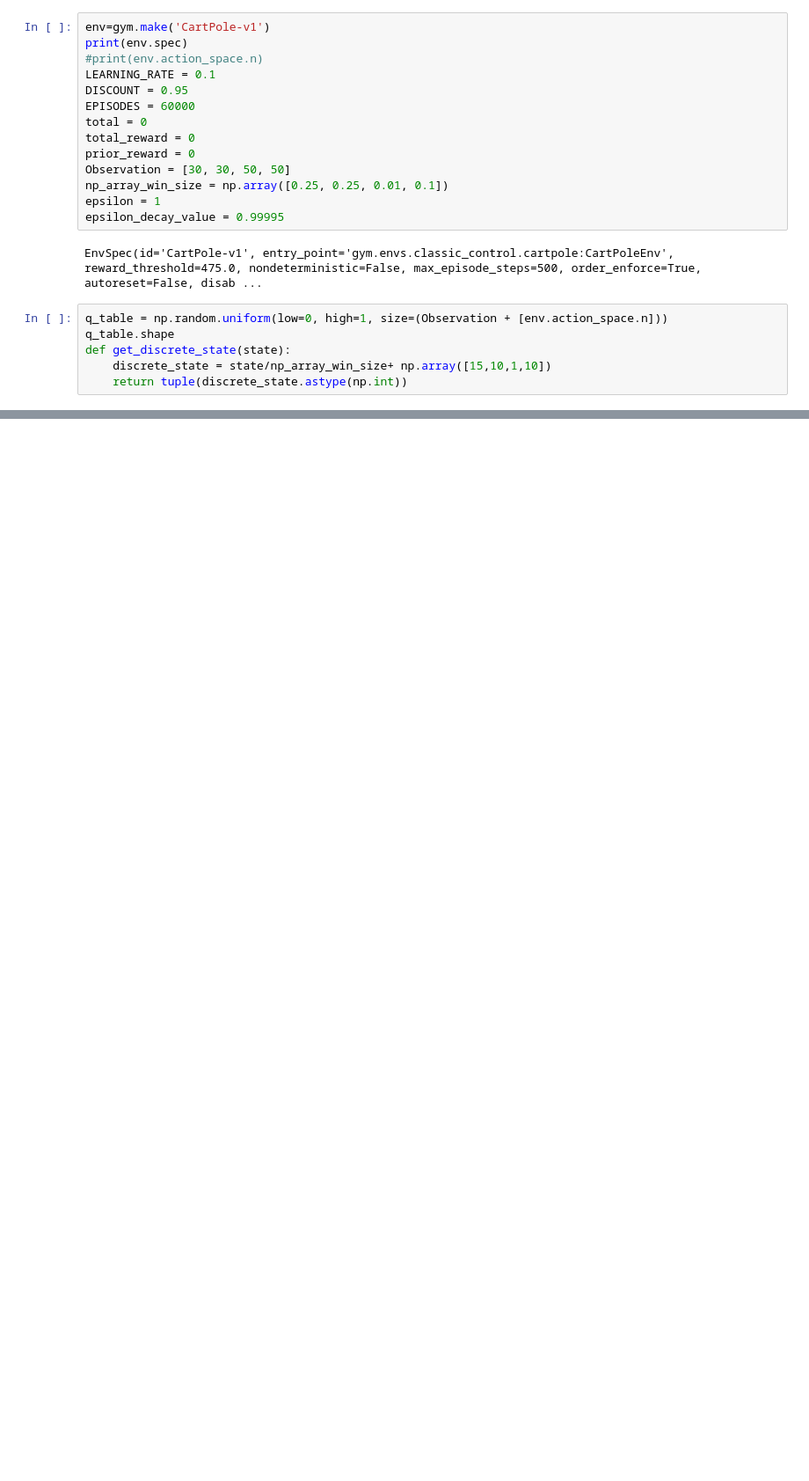
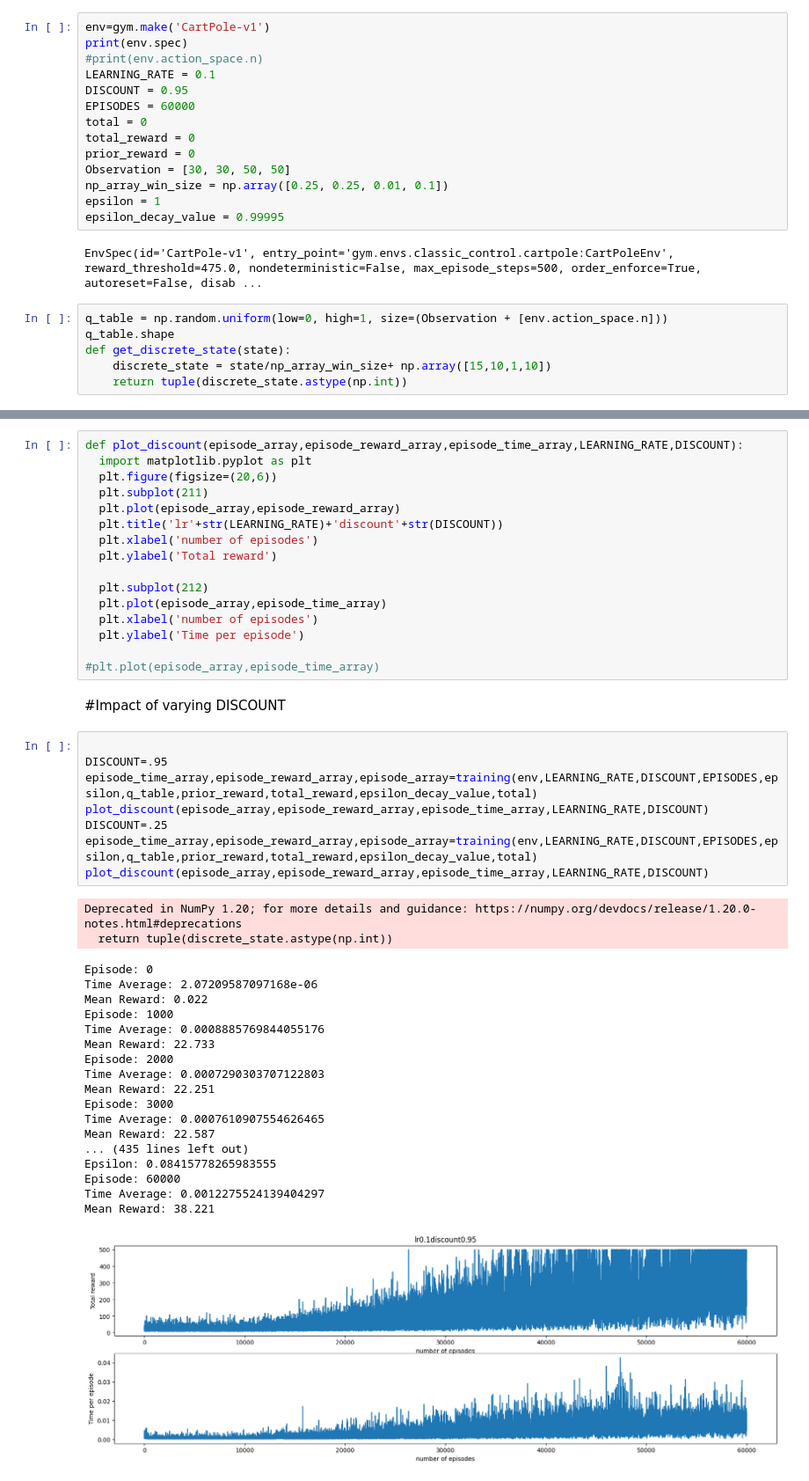
Before and after one commit to yadav-shivani/RL_cartpole_using_Q_learning, a Jupyter notebook: cart_pole_v1.ipynb, the cells around one changed output, grey strips where cells are left out. Shown: that part at 88% size. Drawn from its saved outputs; the diff is of its cells as text; blank space fills up the shorter version.

```diff
--- a/cart_pole_v1.ipynb
+++ b/cart_pole_v1.ipynb
@@ -110,0 +96,47 @@ Mean Reward: 229.74
+# %%
+def plot_discount(episode_array,episode_reward_array,episode_time_array,LEARNING_RATE,DISCOUNT):
+  import matplotlib.pyplot as plt
+  plt.figure(figsize=(20,6))
+  plt.subplot(211)
+  plt.plot(episode_array,episode_reward_array)
+  plt.title('lr'+str(LEARNING_RATE)+'discount'+str(DISCOUNT))
+  plt.xlabel('number of episodes')
+  plt.ylabel('Total reward')
+
+  plt.subplot(212)
+  plt.plot(episode_array,episode_time_array)
+  plt.xlabel('number of episodes')
+  plt.ylabel('Time per episode')
+
+#plt.plot(episode_array,episode_time_array)
+# %% [markdown]
+#Impact of varying DISCOUNT
+# %%
+
+DISCOUNT=.95
+episode_time_array,episode_reward_array,episode_array=training(env,LEARNING_RATE,DISCOUNT,EPISODES,epsilon,q_table,prior_reward,total_reward,epsilon_decay_value,total)
+plot_discount(episode_array,episode_reward_array,episode_time_array,LEARNING_RATE,DISCOUNT)
+DISCOUNT=.25
+episode_time_array,episode_reward_array,episode_array=training(env,LEARNING_RATE,DISCOUNT,EPISODES,epsilon,q_table,prior_reward,total_reward,epsilon_decay_value,total)
+plot_discount(episode_array,episode_reward_array,episode_time_array,LEARNING_RATE,DISCOUNT)
+# %% [output]
+Deprecated in NumPy 1.20; for more details and guidance: https://numpy.org/devdocs/release/1.20.0-notes.html#deprecations
+  return tuple(discrete_state.astype(np.int))
+Episode: 0
+Time Average: 2.07209587097168e-06
+Mean Reward: 0.022
+Episode: 1000
+Time Average: 0.0008885769844055176
+Mean Reward: 22.733
+Episode: 2000
+Time Average: 0.0007290303707122803
+Mean Reward: 22.251
+Episode: 3000
+Time Average: 0.0007610907554626465
+Mean Reward: 22.587
+... (435 lines left out)
+Epsilon: 0.08415778265983555
+Episode: 60000
+Time Average: 0.0012275524139404297
+Mean Reward: 38.221
+[figure, added]
```
Also changed, not shown: parts of 4 cells of this notebook.
